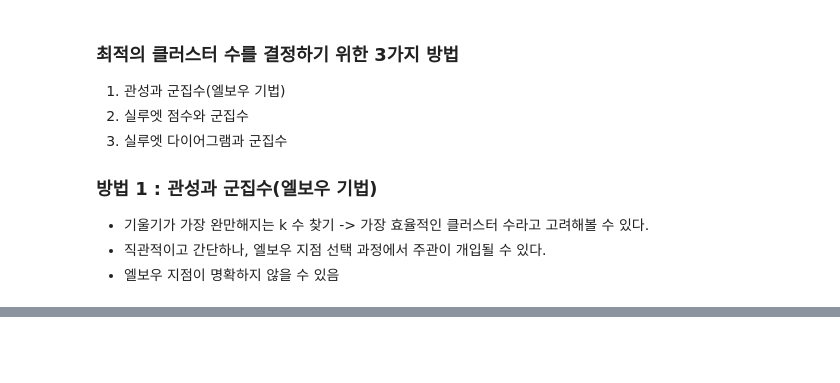
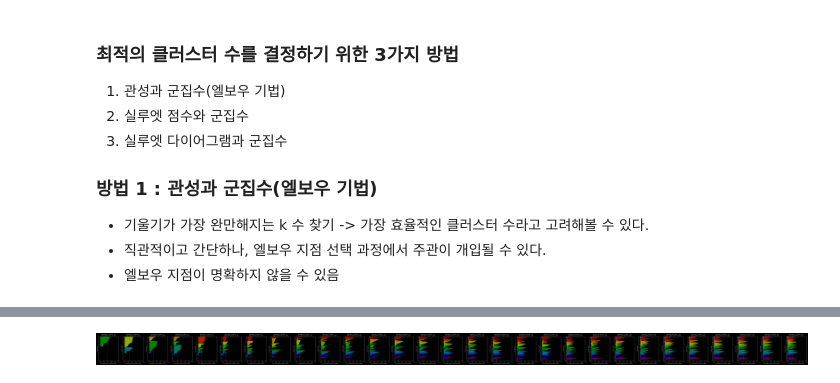
Before and after one commit to good0neighbour/ESTCampAI, a Jupyter notebook: 머신러닝/ex03구내식당관리.ipynb, the cells around one changed output, grey strips where cells are left out. Saved outputs shown, nothing was run; the diff lists cells and outputs as text; code cells hidden in the pictures; blank space fills up the shorter version.

```diff
--- a/머신러닝/ex03구내식당관리.ipynb
+++ b/머신러닝/ex03구내식당관리.ipynb
@@ -732,0 +846,6 @@ Name: count, dtype: int64
+# %%
+# 실루엣 다이어그램 호출하기
+from shrd.plot.silhouette_plot import visualize_silhouette
+visualize_silhouette(ks[1:], df_encoded) # (클러스터범위, 군집분석대상)
+# %% [output]
+[figure, added]
```
Also changed, not shown: parts of 57 cells of this notebook, 1 other file.
